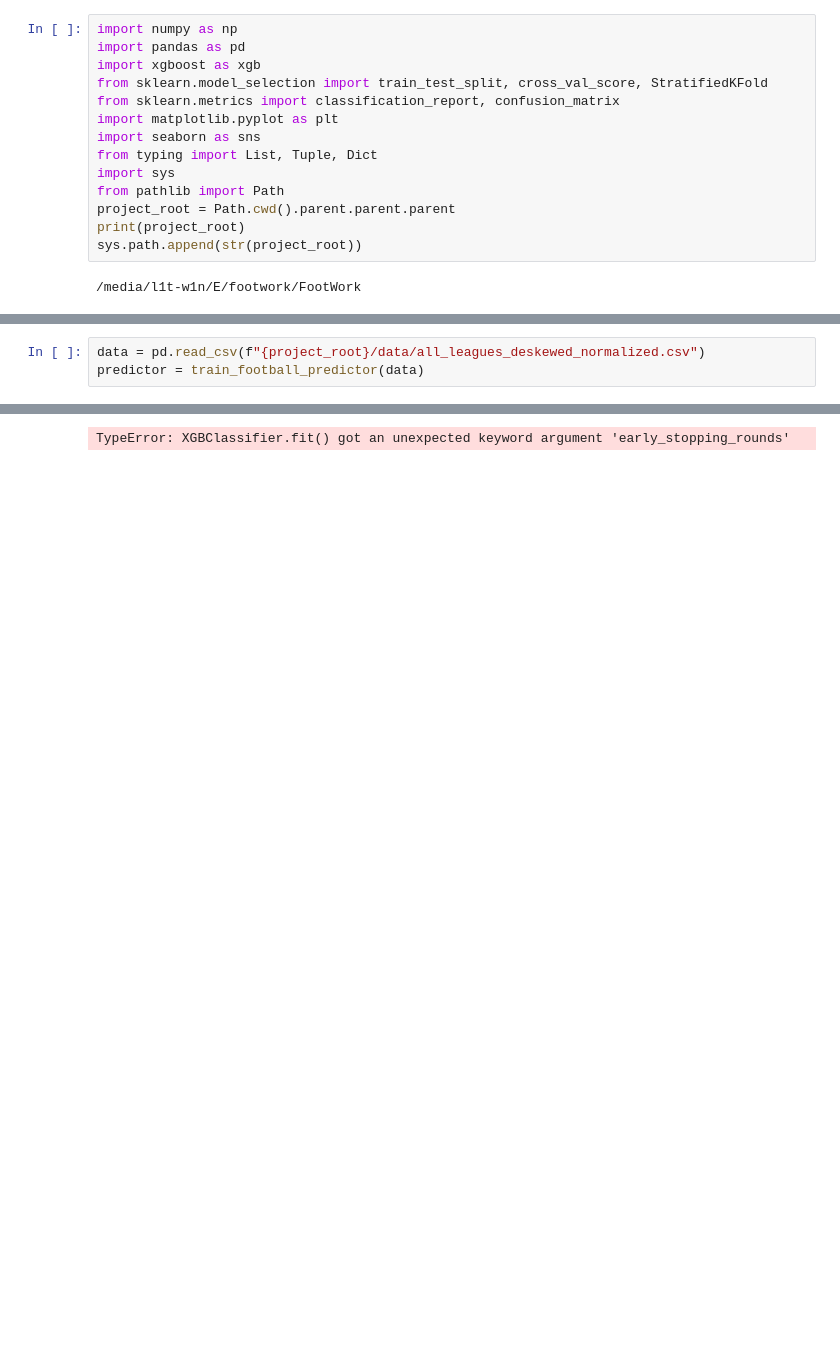
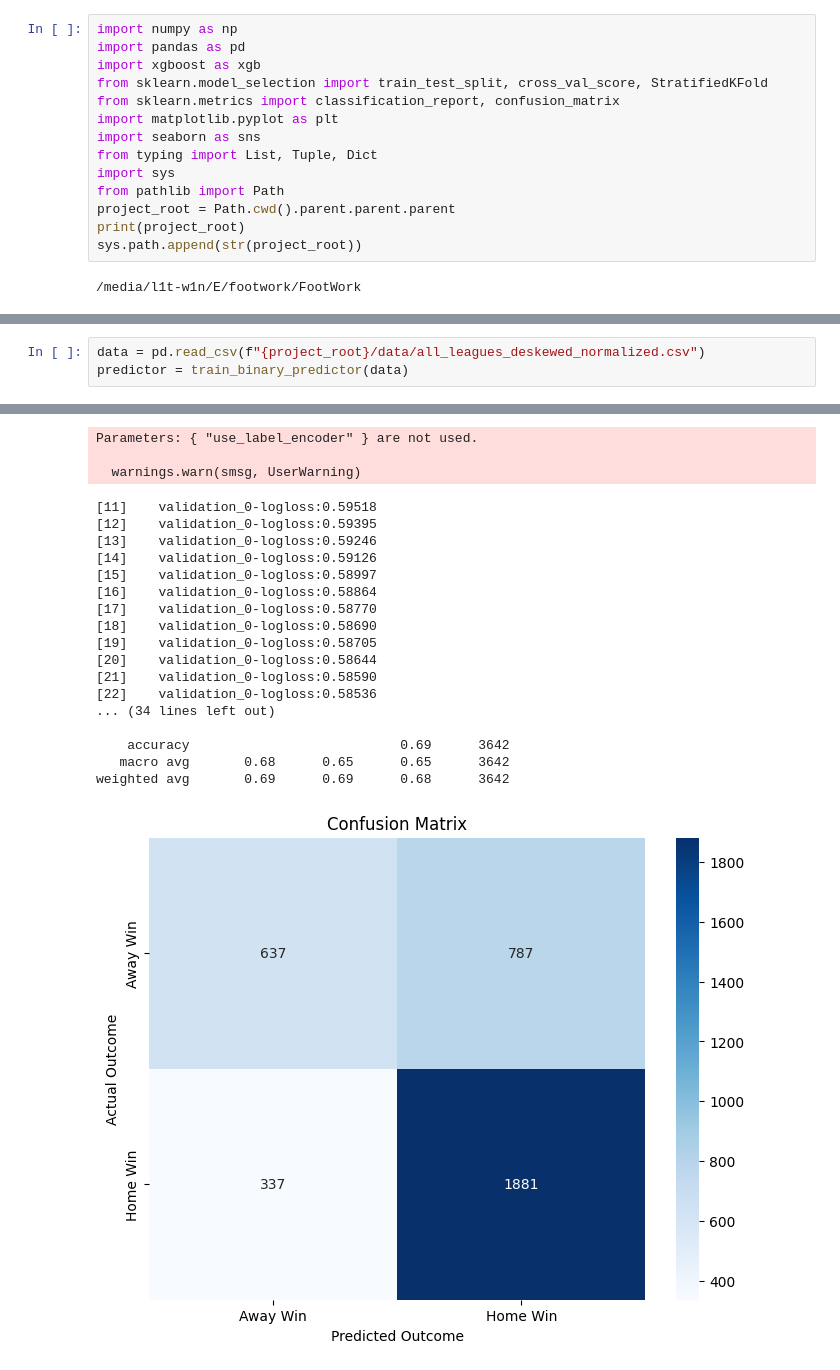
Before and after one commit to lrivals/FootWork, a Jupyter notebook: src/Models/Multiclass_Target/new_xgboost.ipynb, the cells around one changed output, grey strips where cells are left out. Cells and saved outputs as stored; diff of their text form; blank space fills up the shorter version.

```diff
--- a/src/Models/Multiclass_Target/new_xgboost.ipynb
+++ b/src/Models/Multiclass_Target/new_xgboost.ipynb
@@ -201,4 +202,4 @@ def train_football_predictor(data: pd.DataFrame) -> FootballMatchPredictor:
 # %%
 data = pd.read_csv(f"{project_root}/data/all_leagues_deskewed_normalized.csv")
-predictor = train_football_predictor(data)
+predictor = train_binary_predictor(data)
 # %% [output]
@@ -214 +223,21 @@ Training model...
-TypeError: XGBClassifier.fit() got an unexpected keyword argument 'early_stopping_rounds'
+Parameters: { "use_label_encoder" } are not used.
+
+  warnings.warn(smsg, UserWarning)
+[11]    validation_0-logloss:0.59518
+[12]    validation_0-logloss:0.59395
+[13]    validation_0-logloss:0.59246
+[14]    validation_0-logloss:0.59126
+[15]    validation_0-logloss:0.58997
+[16]    validation_0-logloss:0.58864
+[17]    validation_0-logloss:0.58770
+[18]    validation_0-logloss:0.58690
+[19]    validation_0-logloss:0.58705
+[20]    validation_0-logloss:0.58644
+[21]    validation_0-logloss:0.58590
+[22]    validation_0-logloss:0.58536
+... (34 lines left out)
+
+    accuracy                           0.69      3642
+   macro avg       0.68      0.65      0.65      3642
+weighted avg       0.69      0.69      0.68      3642
+[figure, added]
```
Also changed, not shown: parts of 3 cells of this notebook.
